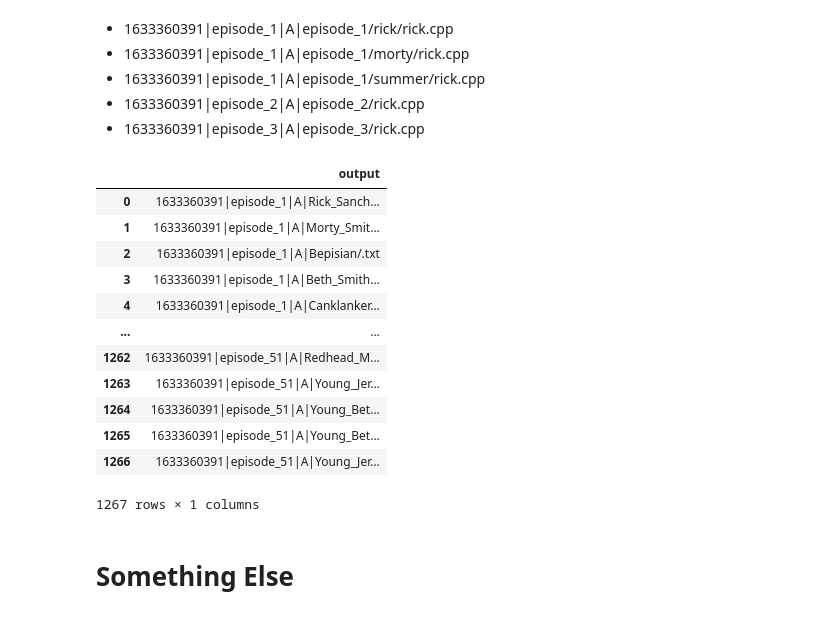
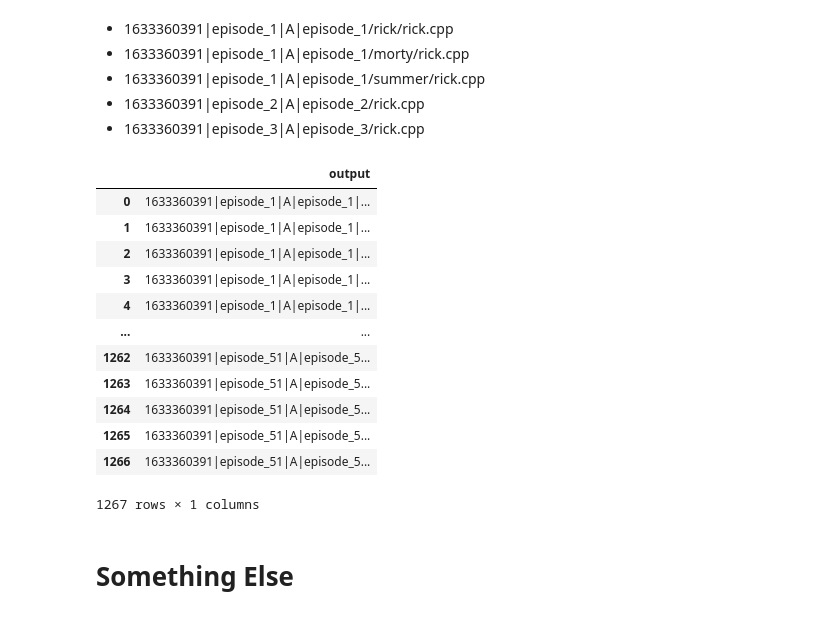
Before and after one commit to ChristianRoesselDTU/02805_social_graphs, a Jupyter notebook: gource_notebook.ipynb, the cells around one changed output. Cells and saved outputs as stored; diff of their text form; code cells hidden in the pictures.

```diff
--- a/gource_notebook.ipynb
+++ b/gource_notebook.ipynb
@@ -172,42 +172,44 @@ df_characters_exploded
 - 1633360391|episode_2|A|episode_2/rick.cpp
 - 1633360391|episode_3|A|episode_3/rick.cpp
 # %%
-ps.sqldf(
+res = ps.sqldf(
     """
     select
-        1633360391 || '|' || 'episode_' || episode || '|' || 'A' || '|' || character || '/' || '.cpp' as output
+        1633360391 || '|' || 'episode_' || episode || '|' || 'A' || '|' || 'episode_' || episode || '|' || character || '/' || 'player.cpp' as output
     from
 
     (
 
     select
        episode
     ,  character
     from
         (
 
         select
               replace(df.name, ' ', '_') as character
             , df.episode
         from df_characters_exploded df
         order by df.episode asc
         )
     order by episode asc
     )
     """
 )
+
+res
 # %% [output]
 |  | output |
-| 0 | 1633360391|episode_1|A|Rick_Sanch... |
-| 1 | 1633360391|episode_1|A|Morty_Smit... |
-| 2 | 1633360391|episode_1|A|Bepisian/.txt |
-| 3 | 1633360391|episode_1|A|Beth_Smith... |
-| 4 | 1633360391|episode_1|A|Canklanker... |
+| 0 | 1633360391|episode_1|A|episode_1|... |
+| 1 | 1633360391|episode_1|A|episode_1|... |
+| 2 | 1633360391|episode_1|A|episode_1|... |
+| 3 | 1633360391|episode_1|A|episode_1|... |
+| 4 | 1633360391|episode_1|A|episode_1|... |
 | ... | ... |
-| 1262 | 1633360391|episode_51|A|Redhead_M... |
-| 1263 | 1633360391|episode_51|A|Young_Jer... |
-| 1264 | 1633360391|episode_51|A|Young_Bet... |
-| 1265 | 1633360391|episode_51|A|Young_Bet... |
-| 1266 | 1633360391|episode_51|A|Young_Jer... |
+| 1262 | 1633360391|episode_51|A|episode_5... |
+| 1263 | 1633360391|episode_51|A|episode_5... |
+| 1264 | 1633360391|episode_51|A|episode_5... |
+| 1265 | 1633360391|episode_51|A|episode_5... |
+| 1266 | 1633360391|episode_51|A|episode_5... |
 1267 rows × 1 columns
 # %%
```
Also changed, not shown: parts of 1 cell of this notebook.
